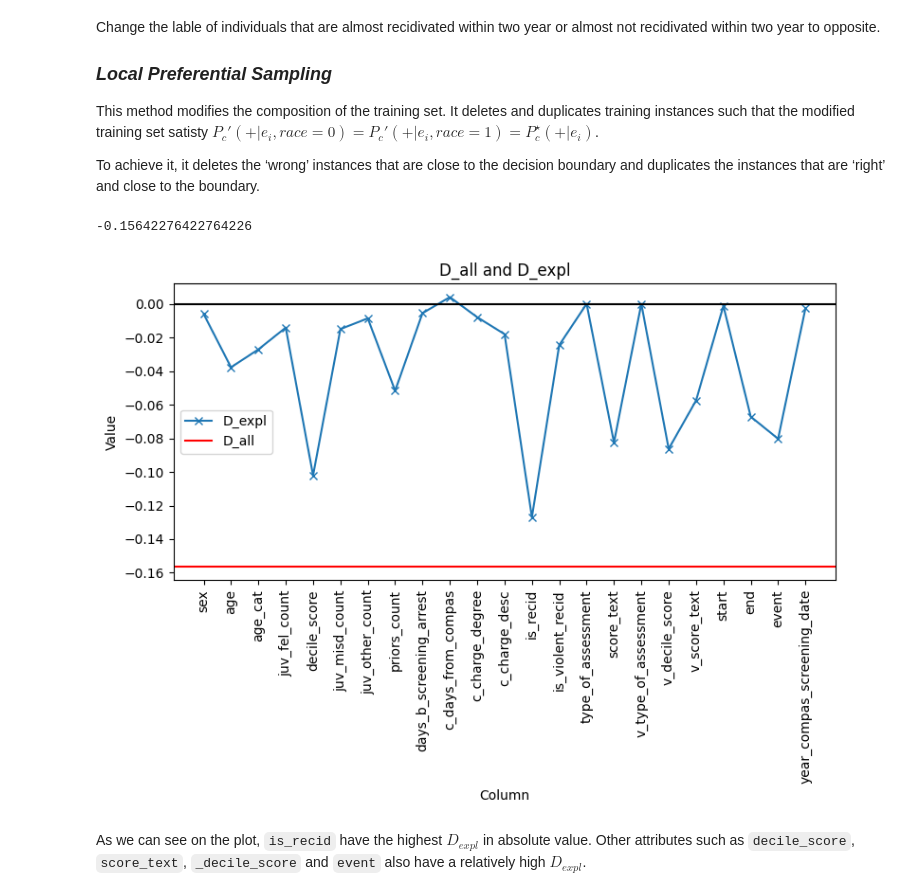
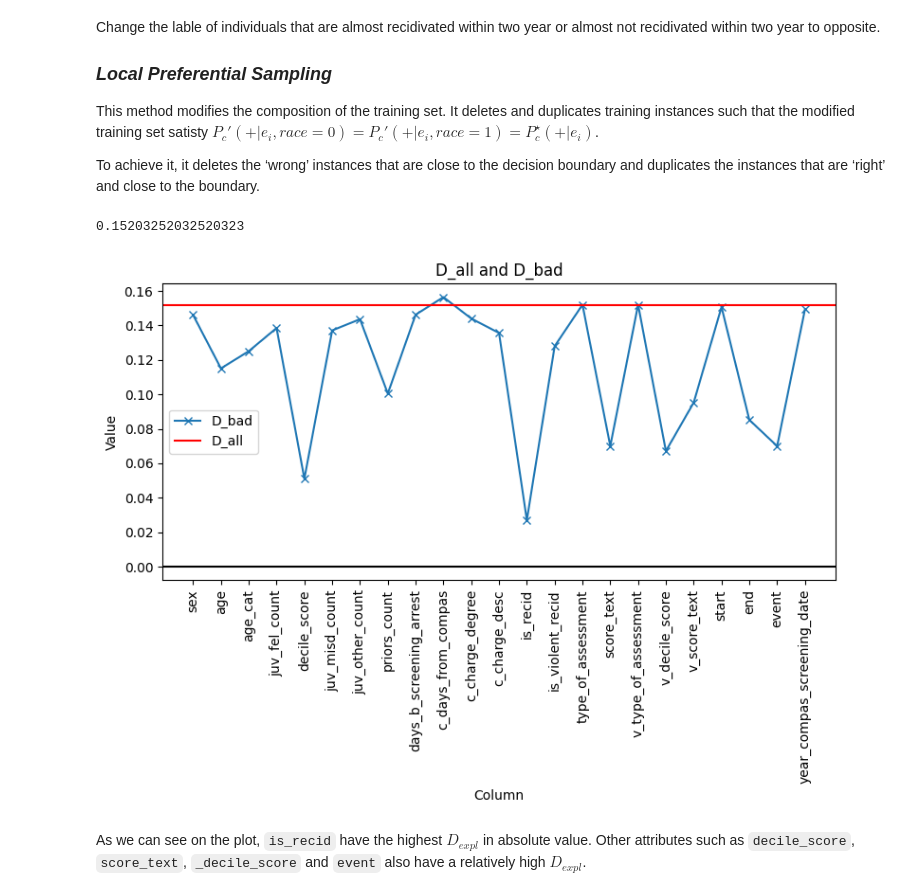
Before and after one commit to helenahxj/Project4-MachineLearningFairness-Group5, a Jupyter notebook: doc/Group5_code.ipynb, the cells around one changed output. Drawn from its saved outputs; the diff is of its cells as text; code cells hidden in the pictures.

```diff
--- a/doc/Group5_code.ipynb
+++ b/doc/Group5_code.ipynb
@@ -70,9 +71,6 @@ rmse = np.sqrt(mean_squared_error(y_test, preds))
 print("RMSE: %f" % (rmse))
 # %% [output]
 RMSE: 0.127515
-# %%
-## Find the predict value for all data
-df['y_fitted'] = xg_clf.predict(X)
 # %% [markdown]
 ## Paper 1: Handling Conditional Discrimination
 
@@ -114,10 +112,14 @@ This method modifies the composition of the training set. It deletes and duplica
 To achieve it, it deletes the ‘wrong’ instances that are close to the decision boundary and duplicates the instances that are ‘right’ and close to the boundary.
 # %%
 ## Calculate D_{all}
-P_y1r1 = len(df[(df["y_fitted"] == 1) & (df["race"] == 1)])/len(df)
-P_y1r0 = len(df[(df["y_fitted"] == 1) & (df["race"] == 0)])/len(df)
-D_all = P_y1r1-P_y1r0
+def D_all_func(data = df):
+  P_y1r1 = len(data[(data["two_year_recid"] == 1) & (data["race"] == 1)])/len(data)
+  P_y1r0 = len(data[(data["two_year_recid"] == 1) & (data["race"] == 0)])/len(data)
+  D_all = P_y1r0-P_y1r1
+  return(D_all)
+
+D_all = D_all_func()
 D_all
 # %% [output]
--0.15642276422764226
+0.15203252032520323
 # %%
@@ -140,25 +155,26 @@ for i in expl_col:
 # %%
-## Plot the graph of D_{all} and D_{expl}
-df_plot = pd.DataFrame({
-    'Column': D_expl.keys(),
-    'D_expl': D_expl.values()
-})
+## Plot the graph of D_{all} and D_{bad}
+def plot_D(D_bad):
+  df_plot = pd.DataFrame({
+      'Column': D_bad.keys(),
+      'D_bad': D_bad.values()
+  })
+  plt.figure(figsize=(8, 6))
 
-plt.figure(figsize=(8, 6))
+  # Plot D_{expl} and D_{all}
+  plt.plot(df_plot['Column'], df_plot['D_bad'], marker='x', label='D_bad')
+  plt.axhline(y=D_all, color='r', linestyle='-', label='D_all')
+  plt.axhline(y=0, color='black', linestyle='-')
+  plt.title('D_all and D_bad')
+  plt.xlabel('Column')
+  plt.ylabel('Value')
+  plt.xticks(rotation=90)
+  plt.legend()
+  plt.tight_layout()
+  plt.show()
 
-# Plot D_{expl} and D_{all}
-plt.plot(df_plot['Column'], df_plot['D_expl'], marker='x', label='D_expl')
-plt.axhline(y=D_all, color='r', linestyle='-', label='D_all')
-plt.axhline(y=0, color='black', linestyle='-')
-
-plt.title('D_all and D_expl')
-plt.xlabel('Column')
-plt.ylabel('Value')
-plt.xticks(rotation=90)
-plt.legend()
-plt.tight_layout()
-plt.show()
+plot_D(D_bad_baseline)
 # %% [output]
-[figure, old version]
+[figure, new version]
 # %% [markdown]
 As we can see on the plot, `is_recid` have the highest $D_{expl}$ in absolute value. Other attributes such as `decile_score`, `score_text`, `_decile_score` and `event` also have a relatively high $D_{expl}$.
```
Also changed, not shown: parts of 8 cells of this notebook, 1 other file.
